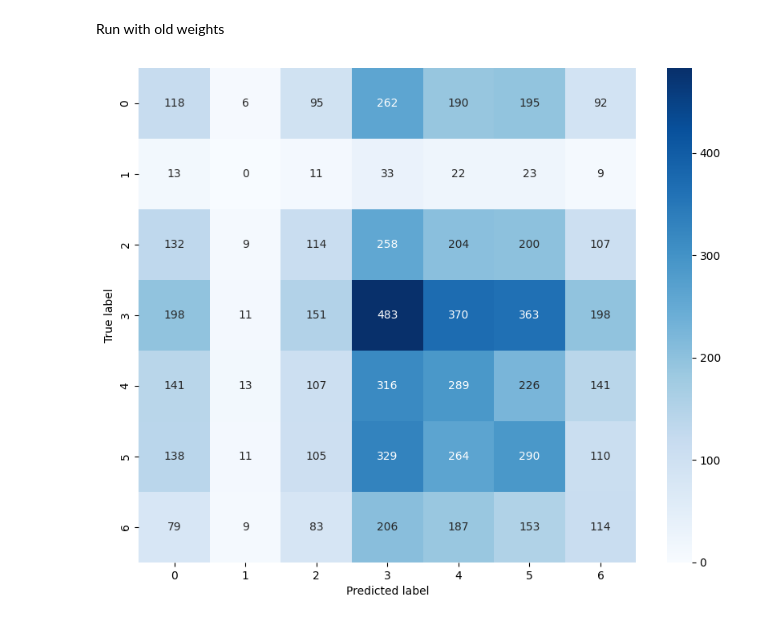
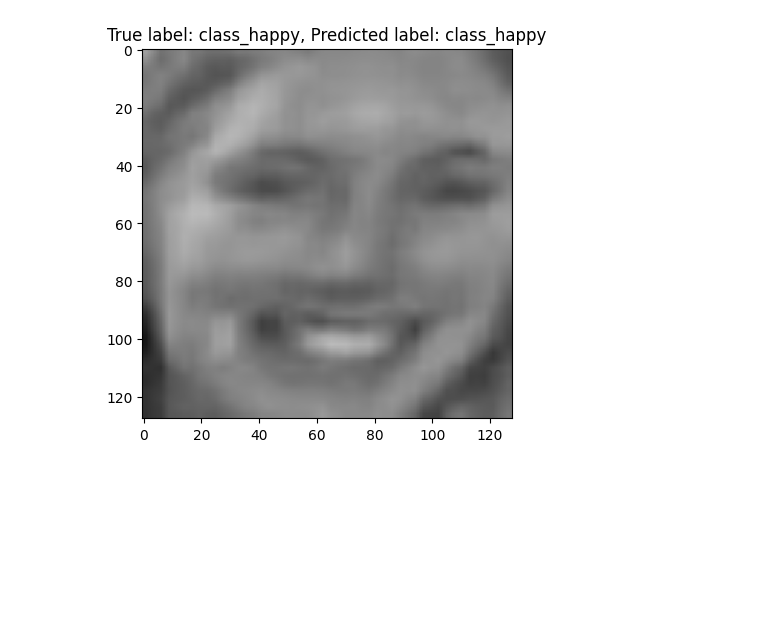
Before and after one commit to JoeyBowman/AppML-Final-Project-2024, a Jupyter notebook: EfficientNet_class_pictures.ipynb, the cells around one changed output. Drawn from its saved outputs; the diff is of its cells as text; code cells hidden in the pictures; blank space fills up the shorter version.

```diff
--- a/EfficientNet_class_pictures.ipynb
+++ b/EfficientNet_class_pictures.ipynb
@@ -81,3 +61,5 @@ grayscale_to_rgb_layer = Lambda(lambda x: grayscale_to_rgb(x))
 preprocessing_model = Sequential()
 preprocessing_model.add(resize_layer)
 preprocessing_model.add(grayscale_to_rgb_layer)
+
+emotions = emotions.map(lambda image, label: (preprocessing_model(image), label))
@@ -88,10 +65,0 @@ val_ds = val_ds.map(lambda image, label: (preprocessing_model(image), label))
-# %%
-# Print the same image after preprocessing
-for image, label in train_ds.take(1):
-    plt.imshow(image[0]*1/255)
-    plt.title(f"Label: {label[0]}")
-    plt.show()
-
-# Print the shape of the images after preprocessing
-for image, label in train_ds.take(1):
-    print(image.shape)
@@ -260,7 +124,8 @@ model.save("efficientnet_v2_finetuning.keras")
 # %%
-for image, label in test_ds.take(1):
+for image, label in emotions.take(1):
     predictions = model.predict(image)
     predicted_label = np.argmax(predictions, axis=1)
     plt.imshow(image[0]*1/255)
     plt.title(f"True label: {class_names[np.argmax(label[0])]}, Predicted label: {class_names[predicted_label[0]]}")
     plt.show()
+# %% [output]
@@ -267,2 +133 @@ for image, label in test_ds.take(1):
+[figure, added]
-# %% [markdown]
-Run with old weights
@@ -291,10 +133,0 @@ y_pred = np.argmax(y_pred, axis=1)
-# %%
-cm = confusion_matrix(y_true, y_pred)
-
-plt.figure(figsize=(10, 8))
-sns.heatmap(cm, annot=True, fmt='g', cmap='Blues')
-plt.xlabel('Predicted label')
-plt.ylabel('True label')
-plt.show()
-# %% [output]
-[figure, removed]
```
Also changed, not shown: parts of 28 cells of this notebook.
